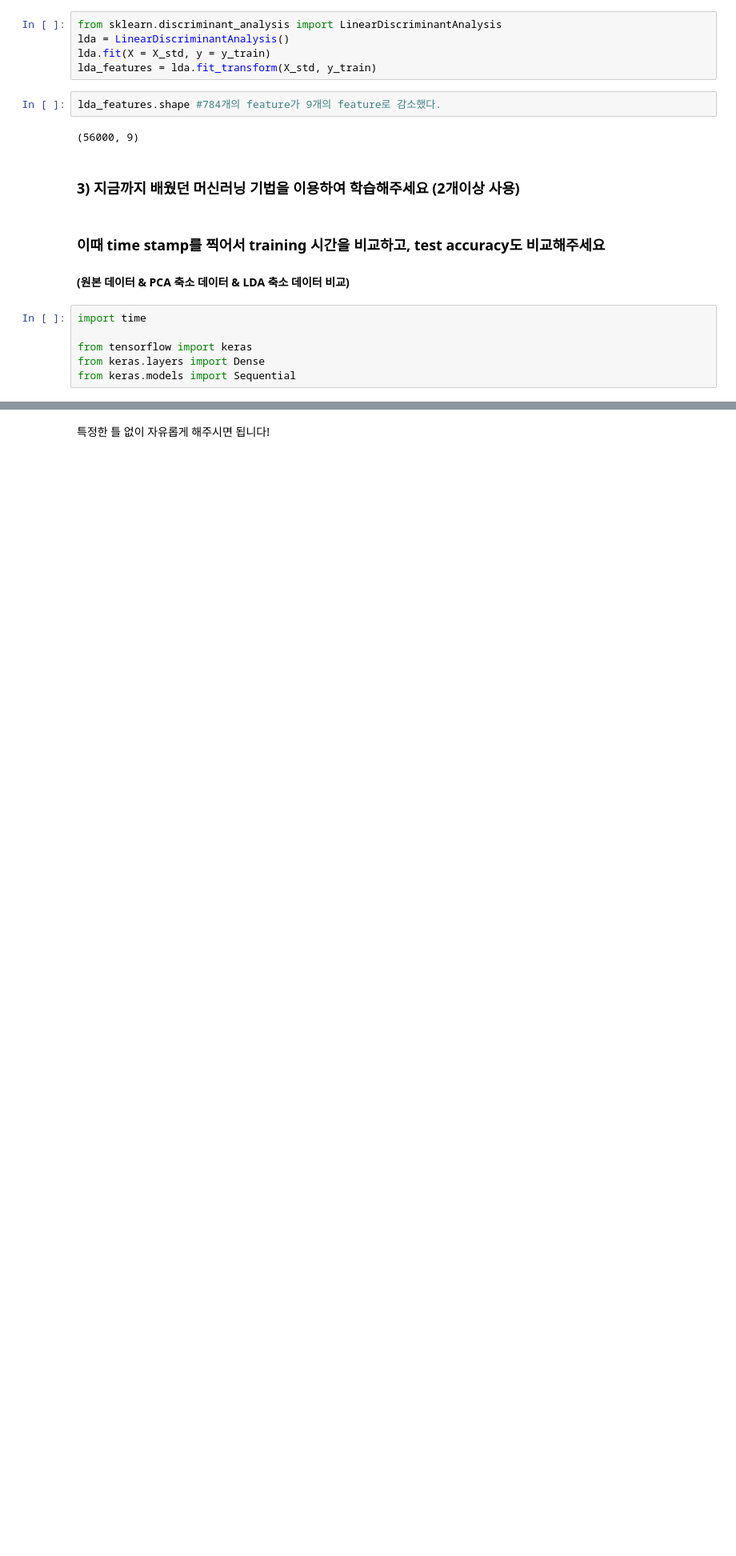
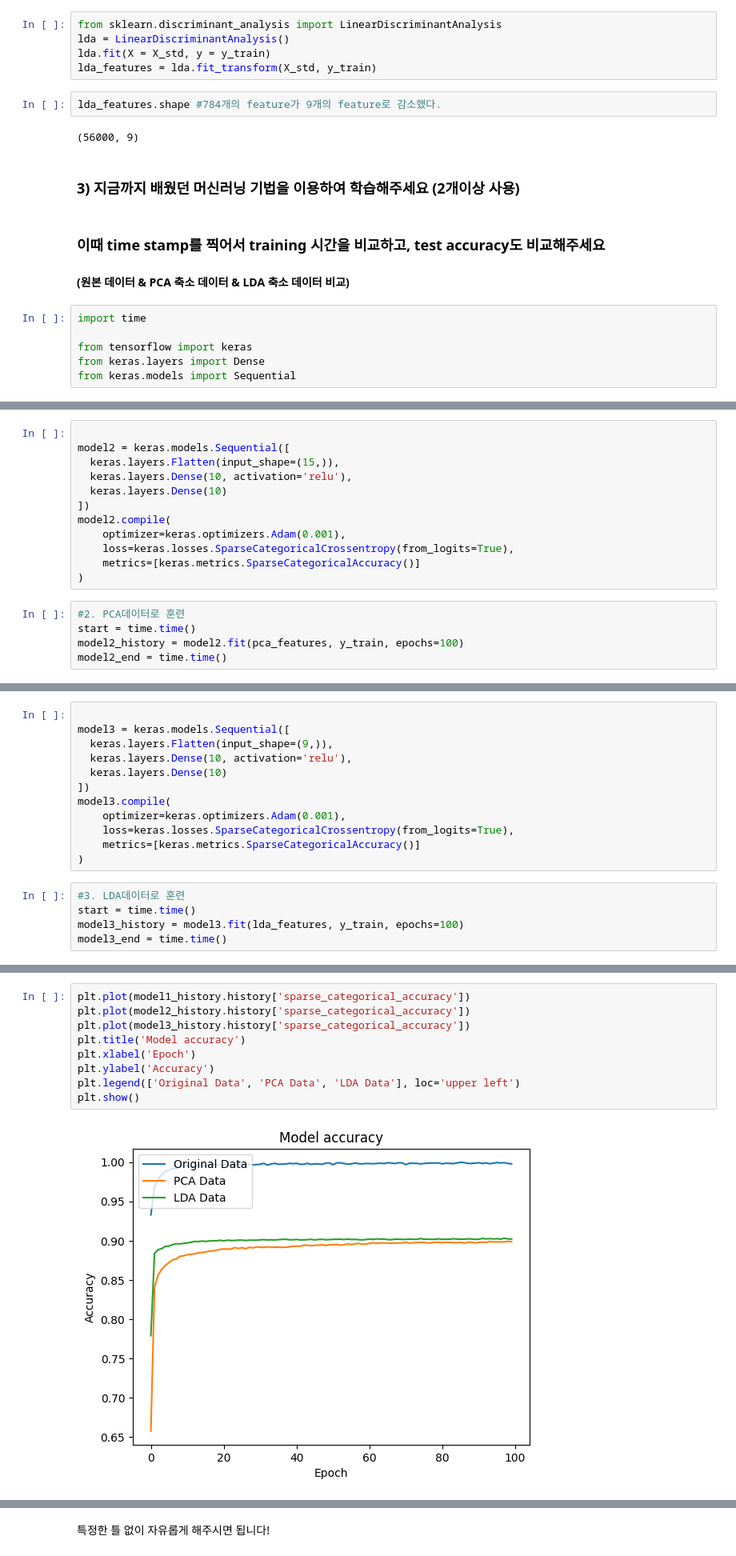
Before and after one commit to WiFiHan/Tobigs19, a Jupyter notebook: Dimension_Reduction/Assignment/Tobigs19_Dimensonality_Reduction_Week7_Assignment2.ipynb, the cells around one changed output, grey strips where cells are left out. Shown at 80% size. Cells and saved outputs as stored; diff of their text form; blank space fills up the shorter version.

```diff
--- a/Dimension_Reduction/Assignment/Tobigs19_Dimensonality_Reduction_Week7_Assignment2.ipynb
+++ b/Dimension_Reduction/Assignment/Tobigs19_Dimensonality_Reduction_Week7_Assignment2.ipynb
@@ -367,0 +216,17 @@ start = time.time()
+# %%
+
+model2 = keras.models.Sequential([
+  keras.layers.Flatten(input_shape=(15,)),
+  keras.layers.Dense(10, activation='relu'),
+  keras.layers.Dense(10)
+])
+model2.compile(
+    optimizer=keras.optimizers.Adam(0.001),
+    loss=keras.losses.SparseCategoricalCrossentropy(from_logits=True),
+    metrics=[keras.metrics.SparseCategoricalAccuracy()]
+)
+# %%
+#2. PCA데이터로 훈련
+start = time.time()
+model2_history = model2.fit(pca_features, y_train, epochs=100)
+model2_end = time.time()
@@ -367,0 +264,17 @@ start = time.time()
+# %%
+
+model3 = keras.models.Sequential([
+  keras.layers.Flatten(input_shape=(9,)),
+  keras.layers.Dense(10, activation='relu'),
+  keras.layers.Dense(10)
+])
+model3.compile(
+    optimizer=keras.optimizers.Adam(0.001),
+    loss=keras.losses.SparseCategoricalCrossentropy(from_logits=True),
+    metrics=[keras.metrics.SparseCategoricalAccuracy()]
+)
+# %%
+#3. LDA데이터로 훈련
+start = time.time()
+model3_history = model3.fit(lda_features, y_train, epochs=100)
+model3_end = time.time()
@@ -367,0 +311,11 @@ start = time.time()
+# %%
+plt.plot(model1_history.history['sparse_categorical_accuracy'])
+plt.plot(model2_history.history['sparse_categorical_accuracy'])
+plt.plot(model3_history.history['sparse_categorical_accuracy'])
+plt.title('Model accuracy')
+plt.xlabel('Epoch')
+plt.ylabel('Accuracy')
+plt.legend(['Original Data', 'PCA Data', 'LDA Data'], loc='upper left')
+plt.show()
+# %% [output]
+[figure, added]
```
Also changed, not shown: parts of 23 cells of this notebook.
